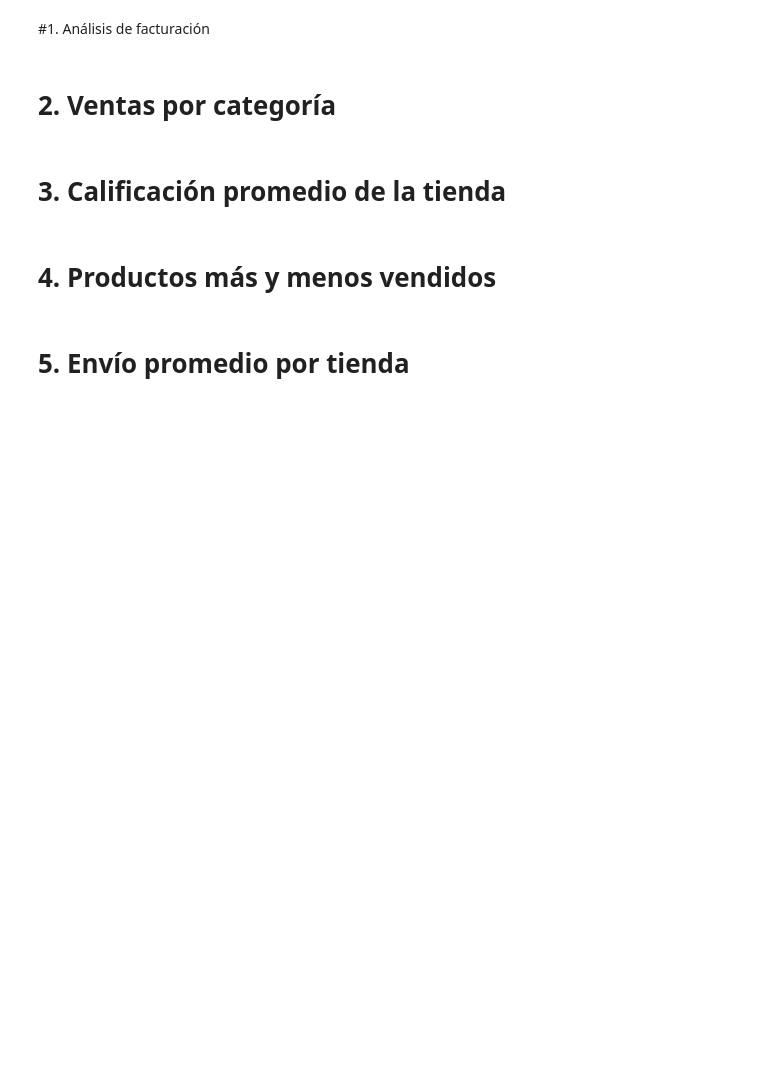
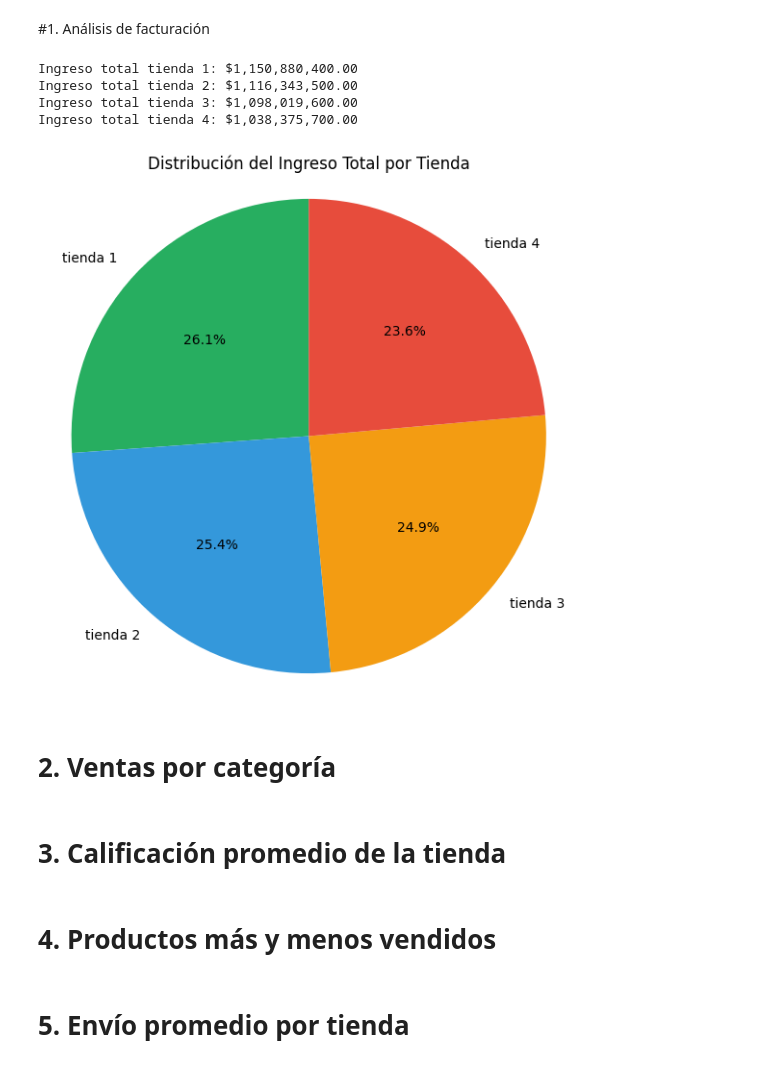
Before and after one commit to gilbramro/amigo-secreto, a Jupyter notebook: AluraStoreLatam.ipynb, the cells around one changed output. Cells and saved outputs as stored; diff of their text form; code cells hidden in the pictures; blank space fills up the shorter version.

Commit message:
Análisis de facturación y gráfico

```diff
--- a/AluraStoreLatam.ipynb
+++ b/AluraStoreLatam.ipynb
@@ -10,7 +10,7 @@ url2 = "https://raw.githubusercontent.com/alura-es-cursos/challenge1-data-scienc
 url3 = "https://raw.githubusercontent.com/alura-es-cursos/challenge1-data-science-latam/refs/heads/main/base-de-datos-challenge1-latam/tienda_3.csv"
 url4 = "https://raw.githubusercontent.com/alura-es-cursos/challenge1-data-science-latam/refs/heads/main/base-de-datos-challenge1-latam/tienda_4.csv"
 
-tienda = pd.read_csv(url)
+tienda1 = pd.read_csv(url)
 tienda2 = pd.read_csv(url2)
 tienda3 = pd.read_csv(url3)
 tienda4 = pd.read_csv(url4)
@@ -25,6 +25,38 @@ tienda.head()
 | 4 | Silla de oficina | Muebles | 335200.0 | 20200.0 | 07/11/2020 | Maria Alfonso | Medellín | ... |
 # %% [markdown]
 #1. Análisis de facturación
+# %%
+#ingreso total por tienda
+ingresotienda1 = tienda1['Precio'].sum()
+ingresotienda2 = tienda2['Precio'].sum()
+ingresotienda3 = tienda3['Precio'].sum()
+ingresotienda4 = tienda4['Precio'].sum()
+
+#Resultados
+print(f"Ingreso total tienda 1: ${ingresotienda1:,.2f}")
+print(f"Ingreso total tienda 2: ${ingresotienda2:,.2f}")
+print(f"Ingreso total tienda 3: ${ingresotienda3:,.2f}")
+print(f"Ingreso total tienda 4: ${ingresotienda4:,.2f}")
+# %% [output]
+Ingreso total tienda 1: $1,150,880,400.00
+Ingreso total tienda 2: $1,116,343,500.00
+Ingreso total tienda 3: $1,098,019,600.00
+Ingreso total tienda 4: $1,038,375,700.00
+# %%
+import matplotlib.pyplot as plt
+
+#datos
+ingresos = [ingresotienda1, ingresotienda2, ingresotienda3, ingresotienda4]
+tiendas = ['tienda 1', 'tienda 2', 'tienda 3', 'tienda 4']
+
+# Crear gráfico de pastel
+plt.figure(figsize=(7, 7))
+plt.pie(ingresos, labels=tiendas, autopct='%1.1f%%', startangle=90, colors=['#27ae60', '#3498db', '#f39c12','#e74c3c'])
+plt.title('Distribución del Ingreso Total por Tienda')
+plt.axis('equal')  # Asegura que el gráfico sea circular
+plt.show()
+# %% [output]
+[figure, added]
 # %% [markdown]
 # 2. Ventas por categoría
 # %% [markdown]
```
